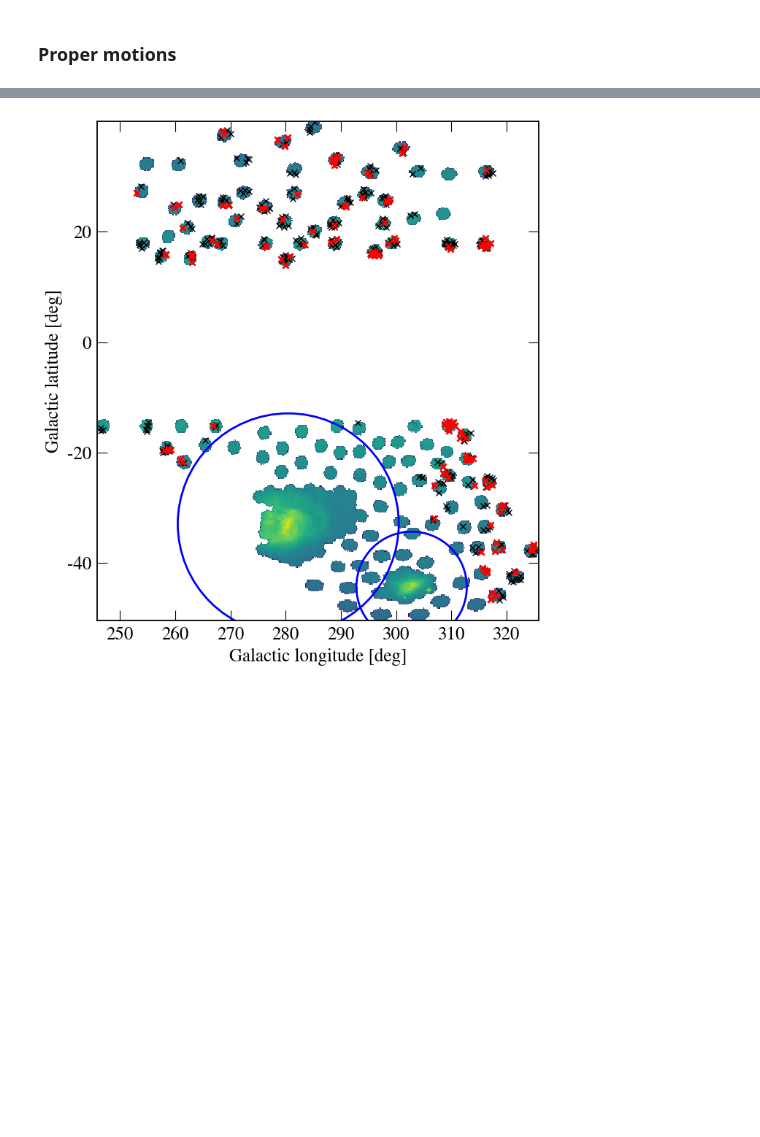
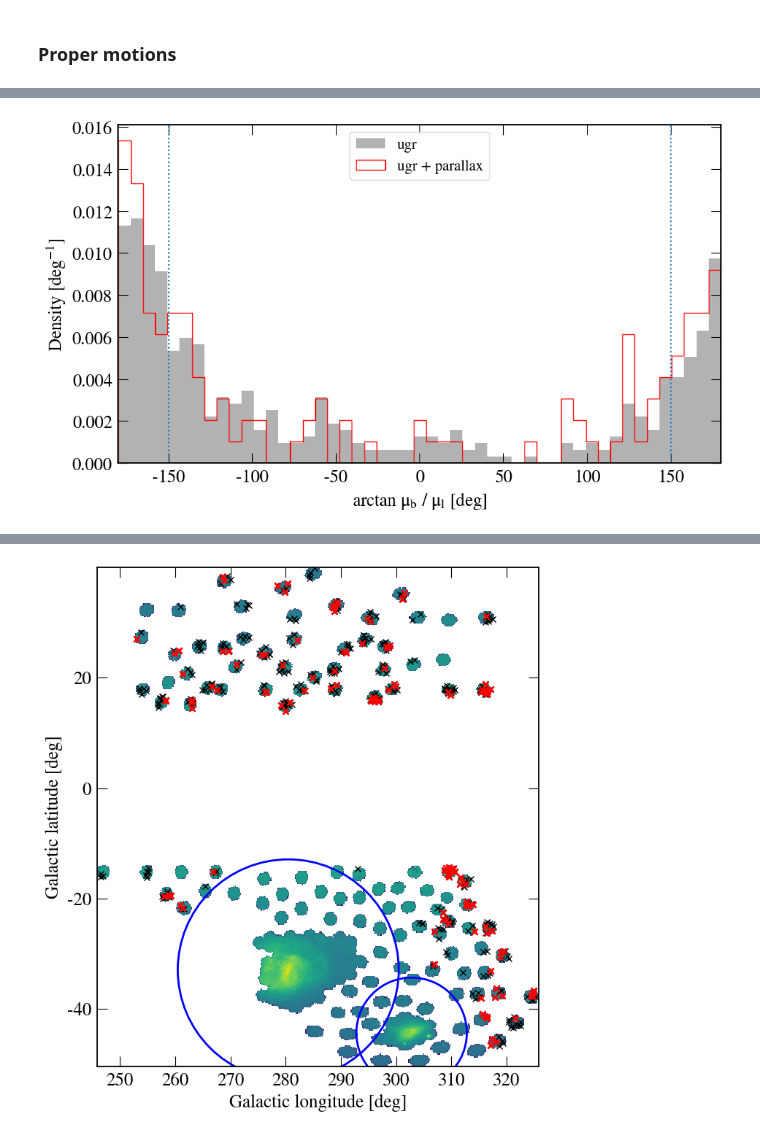
Before and after one commit to abonaca/hvs, a Jupyter notebook: notebooks/targeting.ipynb, the cells around one changed output, grey strips where cells are left out. Saved outputs shown, nothing was run; the diff lists cells and outputs as text; code cells hidden in the pictures; blank space fills up the shorter version.

```diff
--- a/notebooks/targeting.ipynb
+++ b/notebooks/targeting.ipynb
@@ -628,0 +610,19 @@ ind_target = ind_parallax
+# %%
+plt.figure(figsize=(10,6))
+
+theta_bins = np.linspace(-180,180,50)
+plt.hist(theta_b.value, color='k', alpha=0.3, bins=theta_bins, density=True, label='ugr')
+plt.hist(theta_b.value[ind_parallax], color='r', bins=theta_bins, density=True, histtype='step', label='ugr + parallax')
+
+for vl in [-150,150]:
+    plt.axvline(vl, ls=':')
+
+plt.xlim(-180,180)
+
+plt.legend(fontsize='small')
+plt.xlabel('arctan $\mu_b$ / $\mu_l$ [deg]')
+plt.ylabel('Density [deg$^{-1}$]')
+
+plt.tight_layout()
+# %% [output]
+[figure, added]
```
Also changed, not shown: parts of 19 cells of this notebook.
